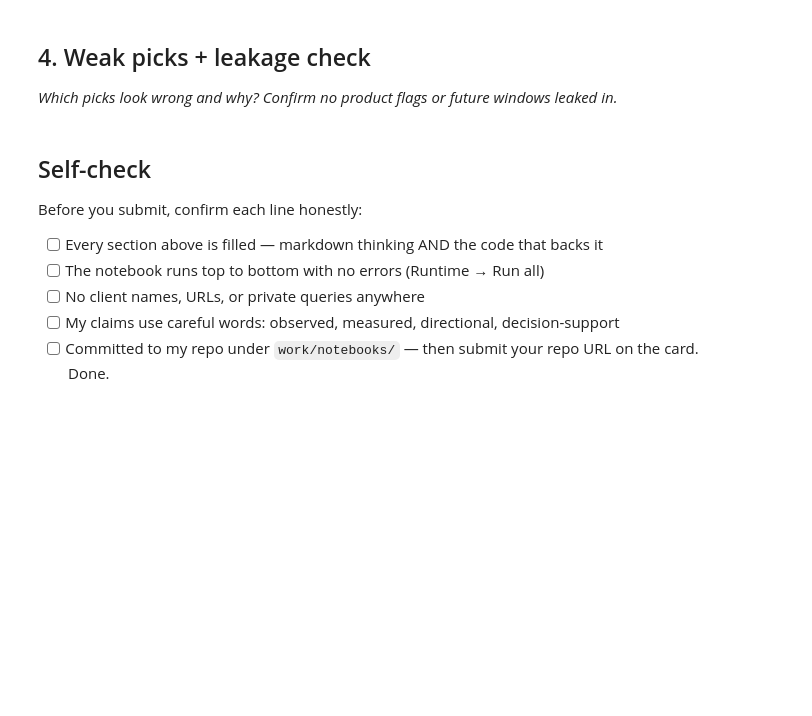
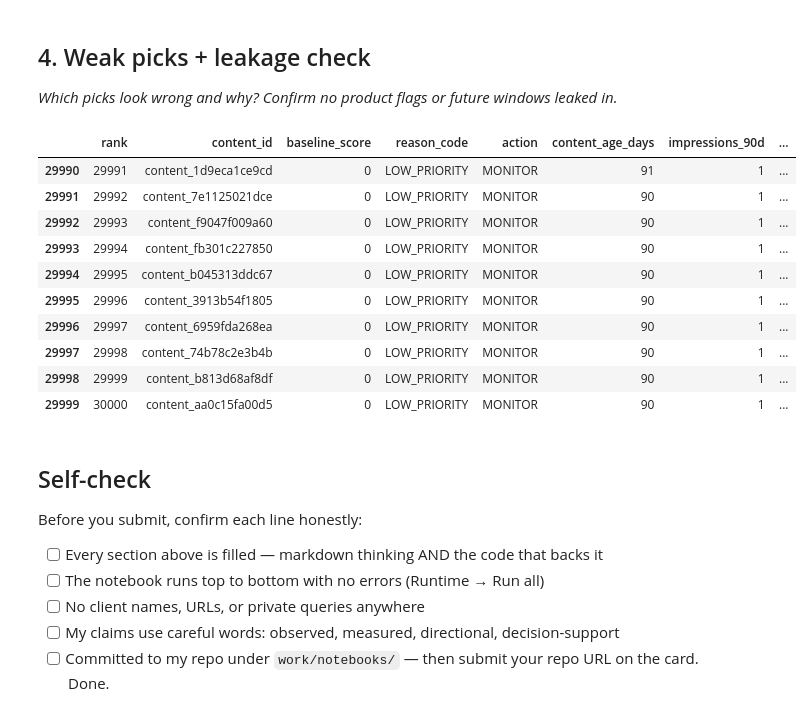
Before and after one commit to VinayBhavikatti/flyrank-ml-internship, a Jupyter notebook: work/notebooks/w04_baseline_score.ipynb, the cells around one changed output. Drawn from its saved outputs; the diff is of its cells as text; code cells hidden in the pictures; blank space fills up the shorter version.

```diff
--- a/work/notebooks/w04_baseline_score.ipynb
+++ b/work/notebooks/w04_baseline_score.ipynb
@@ -34,6 +224,43 @@ This skeleton is yours to fill. Work the sections **in order** — each one has
 # %%
 # This cell is for CODE (numbers, a query, a check).
 # Write your text answer in the cell ABOVE this one — typing sentences here breaks Run All.
+
+# 4. Weak picks
+# Show the lowest-priority rows so we can check whether the rule makes sensible decisions.
+
+weak_picks = queue.tail(10).copy()
+
+weak_picks["review_note"] = (
+    "Weak pick: low baseline priority because the page does not have strong "
+    "staleness and visibility signals."
+)
+
+display(
+    weak_picks[
+        [
+            "rank",
+            "content_id",
+            "baseline_score",
+            "reason_code",
+            "action",
+            "content_age_days",
+            "impressions_90d",
+            "review_note"
+        ]
+    ]
+)
+# %% [output]
+|  | rank | content_id | baseline_score | reason_code | action | content_age_days | impressions_90d | ... |
+| 29990 | 29991 | content_1d9eca1ce9cd | 0 | LOW_PRIORITY | MONITOR | 91 | 1 | ... |
+| 29991 | 29992 | content_7e1125021dce | 0 | LOW_PRIORITY | MONITOR | 90 | 1 | ... |
+| 29992 | 29993 | content_f9047f009a60 | 0 | LOW_PRIORITY | MONITOR | 90 | 1 | ... |
+| 29993 | 29994 | content_fb301c227850 | 0 | LOW_PRIORITY | MONITOR | 90 | 1 | ... |
+| 29994 | 29995 | content_b045313ddc67 | 0 | LOW_PRIORITY | MONITOR | 90 | 1 | ... |
+| 29995 | 29996 | content_3913b54f1805 | 0 | LOW_PRIORITY | MONITOR | 90 | 1 | ... |
+| 29996 | 29997 | content_6959fda268ea | 0 | LOW_PRIORITY | MONITOR | 90 | 1 | ... |
+| 29997 | 29998 | content_74b78c2e3b4b | 0 | LOW_PRIORITY | MONITOR | 90 | 1 | ... |
+| 29998 | 29999 | content_b813d68af8df | 0 | LOW_PRIORITY | MONITOR | 90 | 1 | ... |
+| 29999 | 30000 | content_aa0c15fa00d5 | 0 | LOW_PRIORITY | MONITOR | 90 | 1 | ... |
 # %% [markdown]
 ## Self-check
 
```
Also changed, not shown: parts of 6 cells of this notebook.
